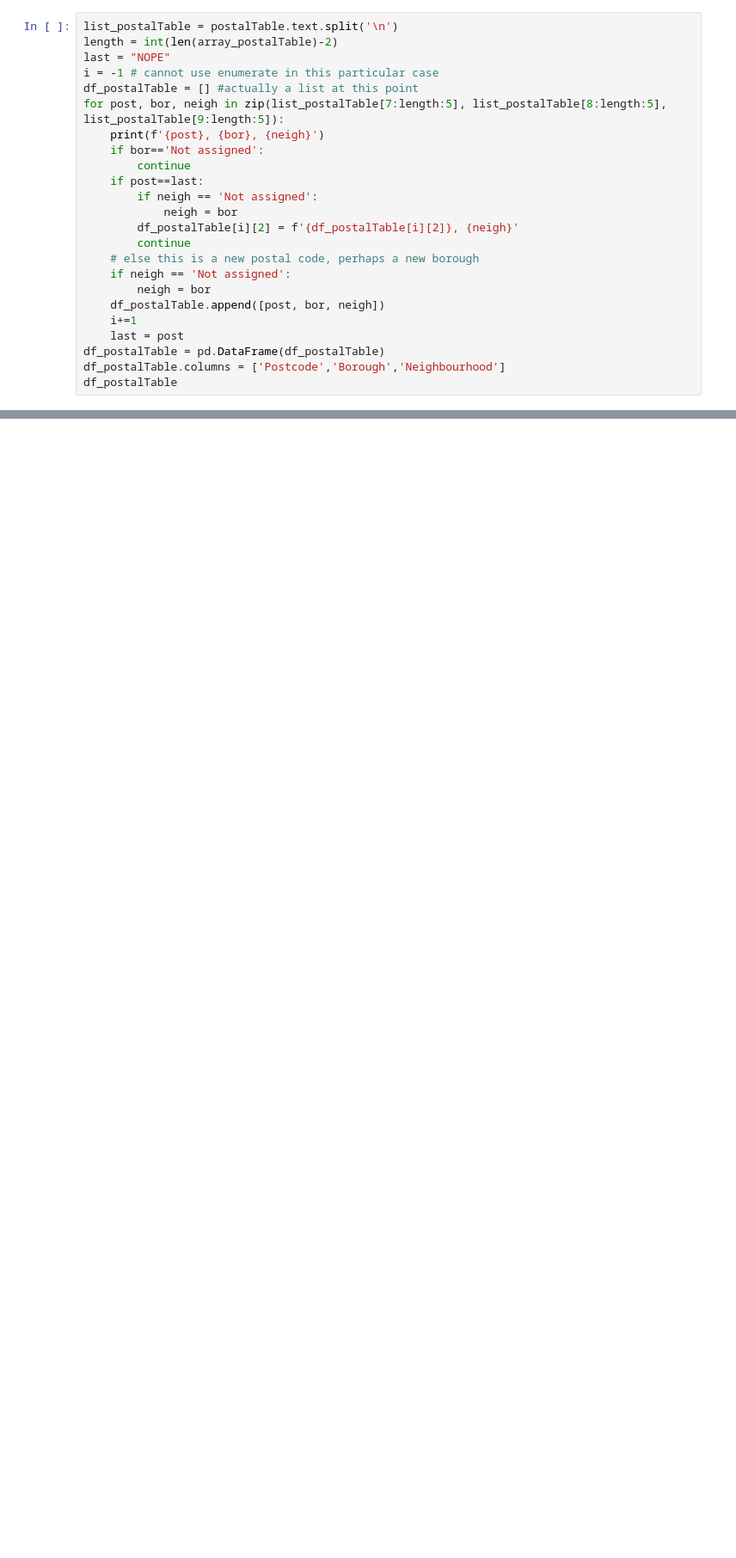
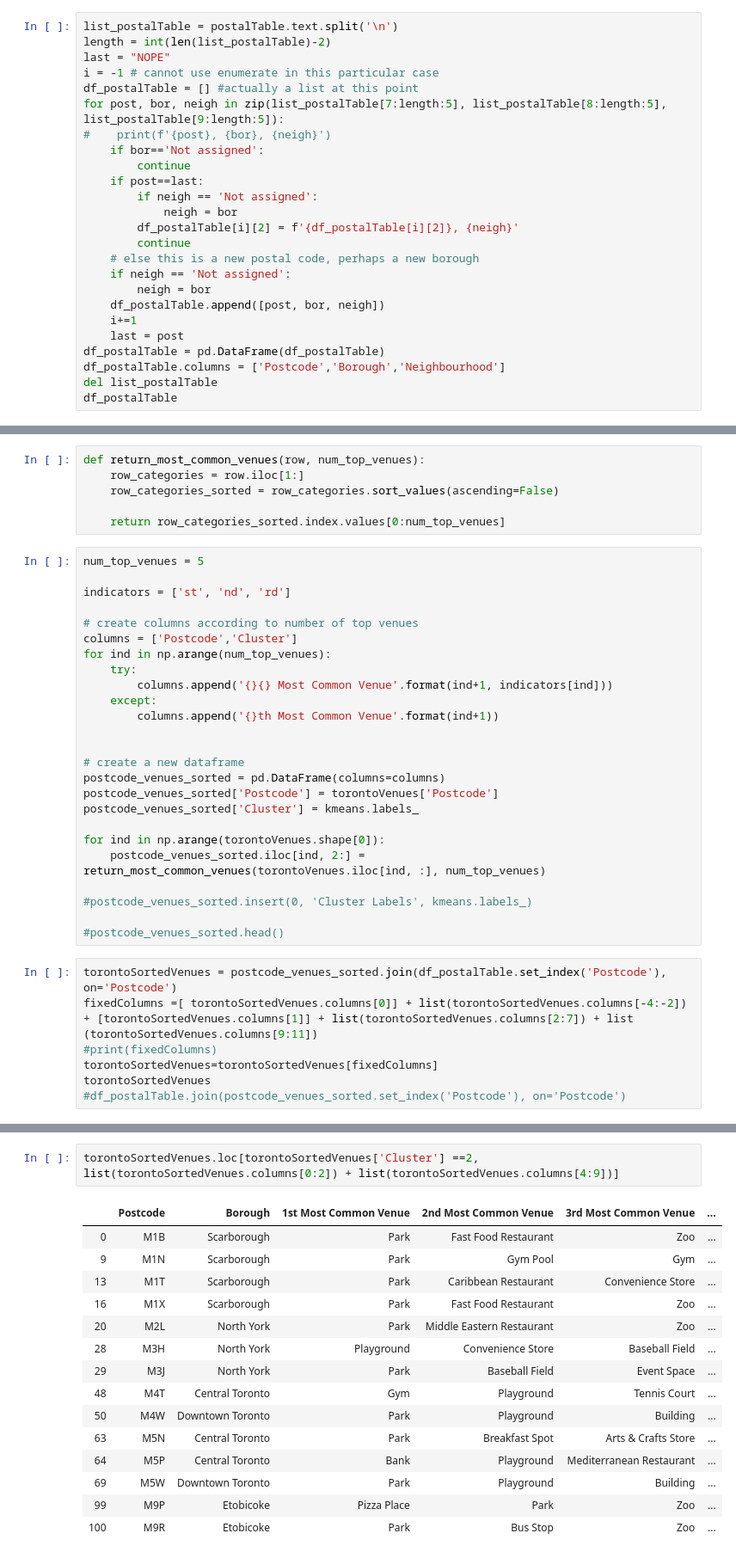
Before and after one commit to cmpear/Coursera_Capstone, a Jupyter notebook: Week3Project.ipynb, the cells around one changed output, grey strips where cells are left out. Shown at 86% size. Cells and saved outputs as stored; diff of their text form; blank space fills up the shorter version.

```diff
--- a/Week3Project.ipynb
+++ b/Week3Project.ipynb
@@ -28,11 +36,11 @@ postalTable = soup.find('table', class_='wikitable')
 # %%
 list_postalTable = postalTable.text.split('\n')
-length = int(len(array_postalTable)-2)
+length = int(len(list_postalTable)-2)
 last = "NOPE"
 i = -1 # cannot use enumerate in this particular case
 df_postalTable = [] #actually a list at this point
 for post, bor, neigh in zip(list_postalTable[7:length:5], list_postalTable[8:length:5], list_postalTable[9:length:5]):
-    print(f'{post}, {bor}, {neigh}')
+#    print(f'{post}, {bor}, {neigh}')
     if bor=='Not assigned':
         continue
     if post==last:
@@ -48,5 +56,6 @@ for post, bor, neigh in zip(list_postalTable[7:length:5], list_postalTable[8:len
     last = post
 df_postalTable = pd.DataFrame(df_postalTable)
 df_postalTable.columns = ['Postcode','Borough','Neighbourhood']
+del list_postalTable
 df_postalTable
 # %% [output]
@@ -145,0 +185,38 @@ The shape of the table is: (103, 5)
+# %%
+def return_most_common_venues(row, num_top_venues):
+    row_categories = row.iloc[1:]
+    row_categories_sorted = row_categories.sort_values(ascending=False)
+
+    return row_categories_sorted.index.values[0:num_top_venues]
+# %%
+num_top_venues = 5
+
+indicators = ['st', 'nd', 'rd']
+
+# create columns according to number of top venues
+columns = ['Postcode','Cluster']
+for ind in np.arange(num_top_venues):
+    try:
+        columns.append('{}{} Most Common Venue'.format(ind+1, indicators[ind]))
+    except:
+        columns.append('{}th Most Common Venue'.format(ind+1))
+
+
+# create a new dataframe
+postcode_venues_sorted = pd.DataFrame(columns=columns)
+postcode_venues_sorted['Postcode'] = torontoVenues['Postcode']
+postcode_venues_sorted['Cluster'] = kmeans.labels_
+
+for ind in np.arange(torontoVenues.shape[0]):
+    postcode_venues_sorted.iloc[ind, 2:] = return_most_common_venues(torontoVenues.iloc[ind, :], num_top_venues)
+
+#postcode_venues_sorted.insert(0, 'Cluster Labels', kmeans.labels_)
+
+#postcode_venues_sorted.head()
+# %%
+torontoSortedVenues = postcode_venues_sorted.join(df_postalTable.set_index('Postcode'), on='Postcode')
+fixedColumns =[ torontoSortedVenues.columns[0]] + list(torontoSortedVenues.columns[-4:-2]) + [torontoSortedVenues.columns[1]] + list(torontoSortedVenues.columns[2:7]) + list (torontoSortedVenues.columns[9:11])
+#print(fixedColumns)
+torontoSortedVenues=torontoSortedVenues[fixedColumns]
+torontoSortedVenues
+#df_postalTable.join(postcode_venues_sorted.set_index('Postcode'), on='Postcode')
@@ -145,0 +275,18 @@ The shape of the table is: (103, 5)
+# %%
+torontoSortedVenues.loc[torontoSortedVenues['Cluster'] ==2, list(torontoSortedVenues.columns[0:2]) + list(torontoSortedVenues.columns[4:9])]
+# %% [output]
+|  | Postcode | Borough | 1st Most Common Venue | 2nd Most Common Venue | 3rd Most Common Venue | ... |
+| 0 | M1B | Scarborough | Park | Fast Food Restaurant | Zoo | ... |
+| 9 | M1N | Scarborough | Park | Gym Pool | Gym | ... |
+| 13 | M1T | Scarborough | Park | Caribbean Restaurant | Convenience Store | ... |
+| 16 | M1X | Scarborough | Park | Fast Food Restaurant | Zoo | ... |
+| 20 | M2L | North York | Park | Middle Eastern Restaurant | Zoo | ... |
+| 28 | M3H | North York | Playground | Convenience Store | Baseball Field | ... |
+| 29 | M3J | North York | Park | Baseball Field | Event Space | ... |
+| 48 | M4T | Central Toronto | Gym | Playground | Tennis Court | ... |
+| 50 | M4W | Downtown Toronto | Park | Playground | Building | ... |
+| 63 | M5N | Central Toronto | Park | Breakfast Spot | Arts & Crafts Store | ... |
+| 64 | M5P | Central Toronto | Bank | Playground | Mediterranean Restaurant | ... |
+| 69 | M5W | Downtown Toronto | Park | Playground | Building | ... |
+| 99 | M9P | Etobicoke | Pizza Place | Park | Zoo | ... |
+| 100 | M9R | Etobicoke | Park | Bus Stop | Zoo | ... |
```
Also changed, not shown: parts of 25 cells of this notebook.
